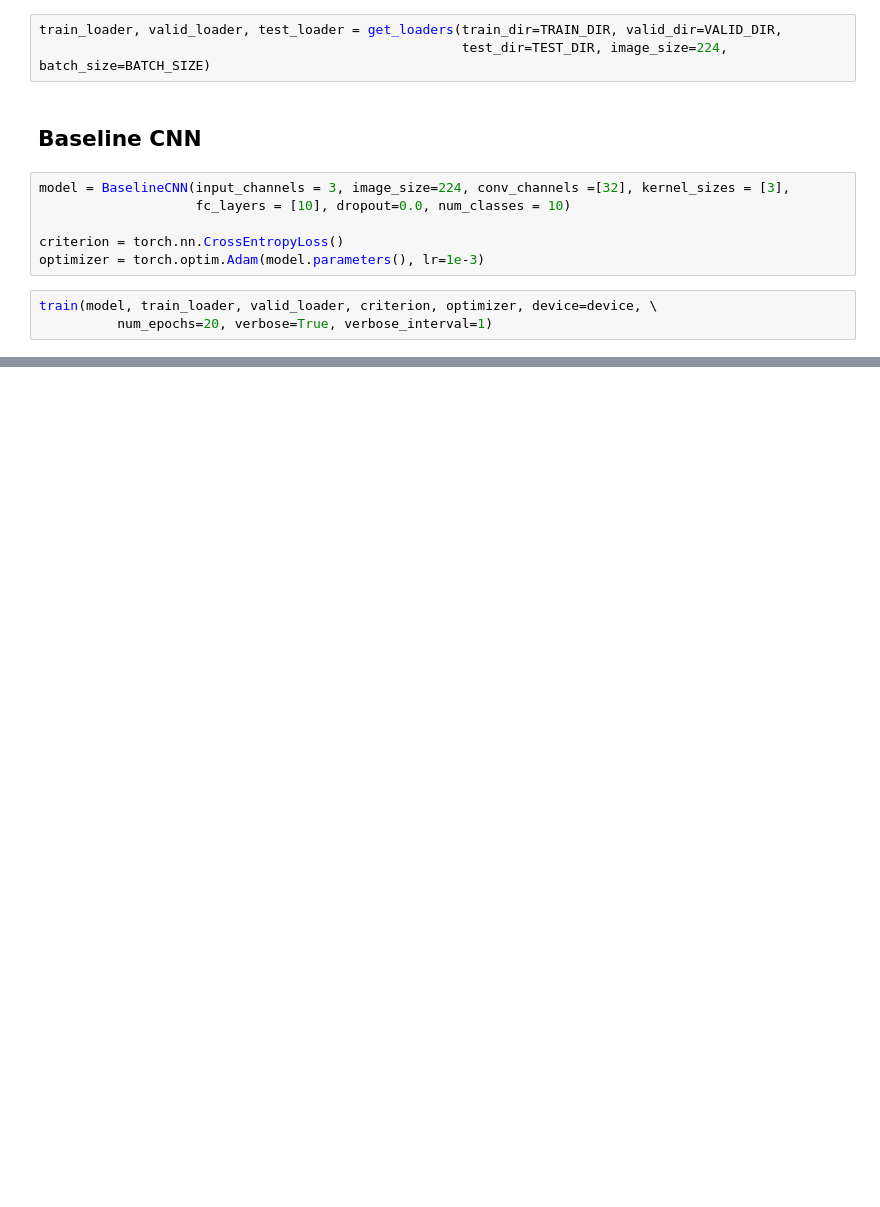
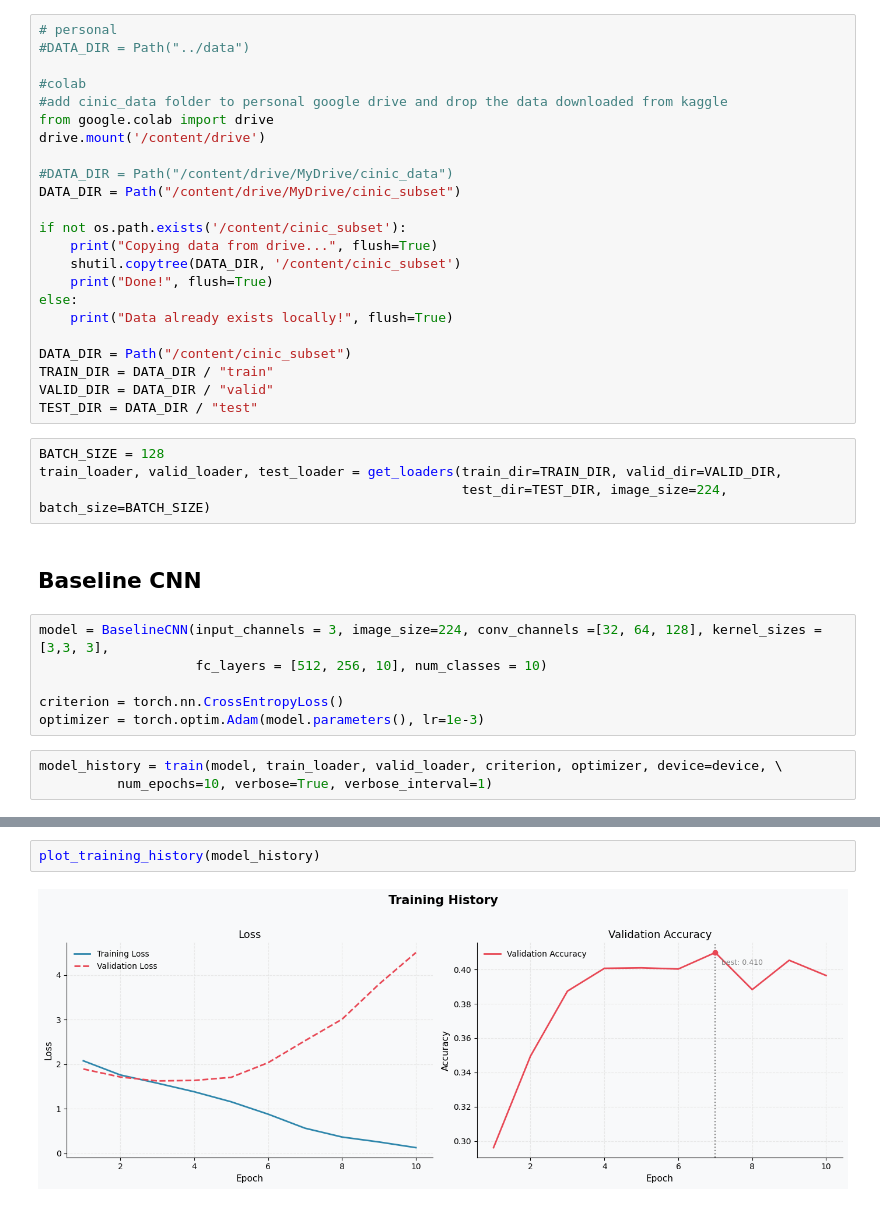
Before and after one commit to nadias03/image-classification-with-CNNs, a Jupyter notebook: models/baseline_cnn.ipynb, the cells around one changed output, grey strips where cells are left out. Drawn from its saved outputs; the diff is of its cells as text; blank space fills up the shorter version.

Commit message:
baseline draft from colab

```diff
--- a/models/baseline_cnn.ipynb
+++ b/models/baseline_cnn.ipynb
@@ -28,14 +23,38 @@ Using device: mps
+# %%
+# personal
+#DATA_DIR = Path("../data")
+
+#colab
+#add cinic_data folder to personal google drive and drop the data downloaded from kaggle
+from google.colab import drive
+drive.mount('/content/drive')
+
+#DATA_DIR = Path("/content/drive/MyDrive/cinic_data")
+DATA_DIR = Path("/content/drive/MyDrive/cinic_subset")
+
+if not os.path.exists('/content/cinic_subset'):
+    print("Copying data from drive...", flush=True)
+    shutil.copytree(DATA_DIR, '/content/cinic_subset')
+    print("Done!", flush=True)
+else:
+    print("Data already exists locally!", flush=True)
+
+DATA_DIR = Path("/content/cinic_subset")
+TRAIN_DIR = DATA_DIR / "train"
+VALID_DIR = DATA_DIR / "valid"
+TEST_DIR = DATA_DIR / "test"
 # %%
+BATCH_SIZE = 128
 train_loader, valid_loader, test_loader = get_loaders(train_dir=TRAIN_DIR, valid_dir=VALID_DIR,
                                                       test_dir=TEST_DIR, image_size=224, batch_size=BATCH_SIZE)
 # %% [markdown]
 ## Baseline CNN
 # %%
-model = BaselineCNN(input_channels = 3, image_size=224, conv_channels =[32], kernel_sizes = [3],
-                    fc_layers = [10], dropout=0.0, num_classes = 10)
+model = BaselineCNN(input_channels = 3, image_size=224, conv_channels =[32, 64, 128], kernel_sizes = [3,3, 3],
+                    fc_layers = [512, 256, 10], num_classes = 10)
 
 criterion = torch.nn.CrossEntropyLoss()
 optimizer = torch.optim.Adam(model.parameters(), lr=1e-3)
 # %%
-train(model, train_loader, valid_loader, criterion, optimizer, device=device, \
-          num_epochs=20, verbose=True, verbose_interval=1)
+model_history = train(model, train_loader, valid_loader, criterion, optimizer, device=device, \
+          num_epochs=10, verbose=True, verbose_interval=1)
@@ -41,0 +79,4 @@ train(model, train_loader, valid_loader, criterion, optimizer, device=device, \
+# %%
+plot_training_history(model_history)
+# %% [output]
+[figure, added]
```
Also changed, not shown: parts of 2 cells of this notebook.
